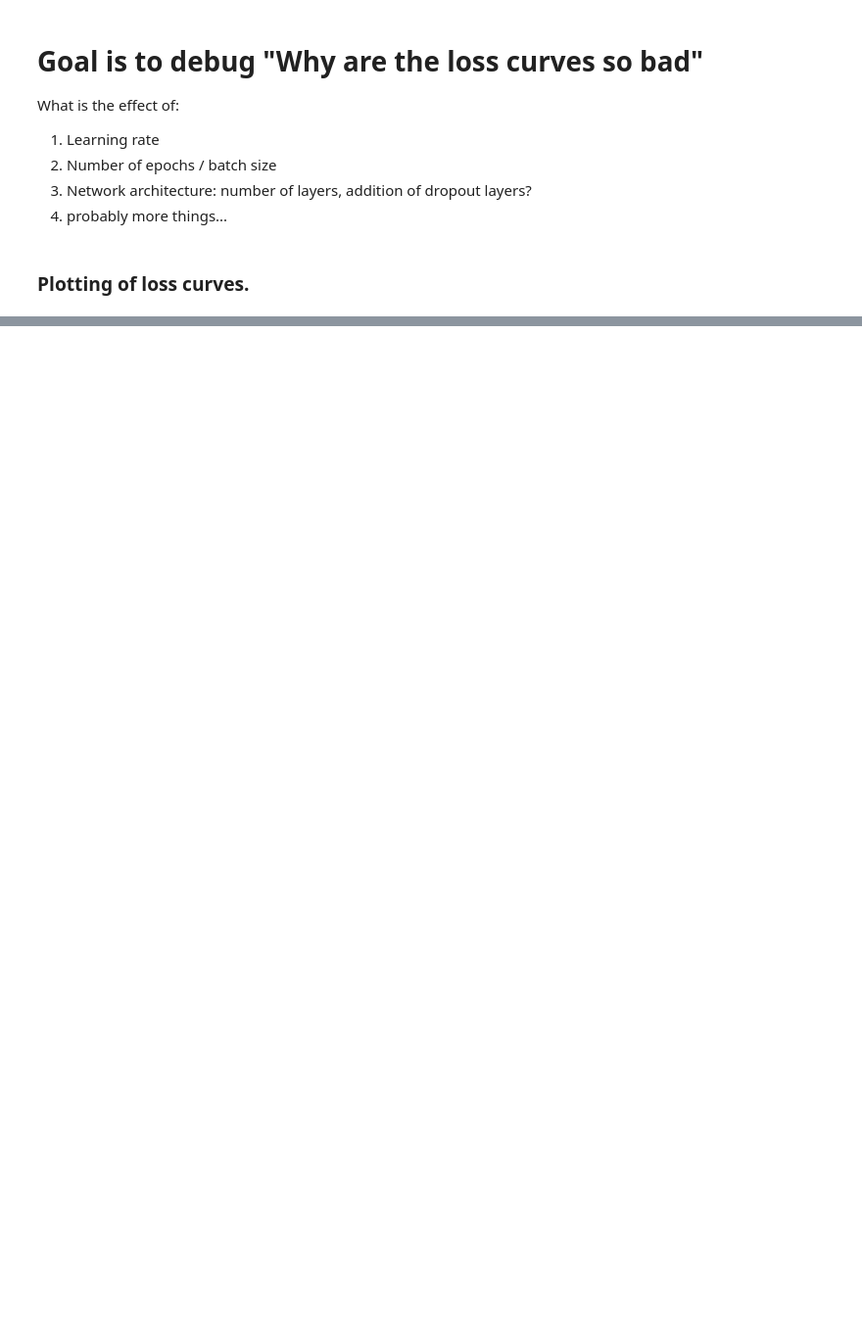
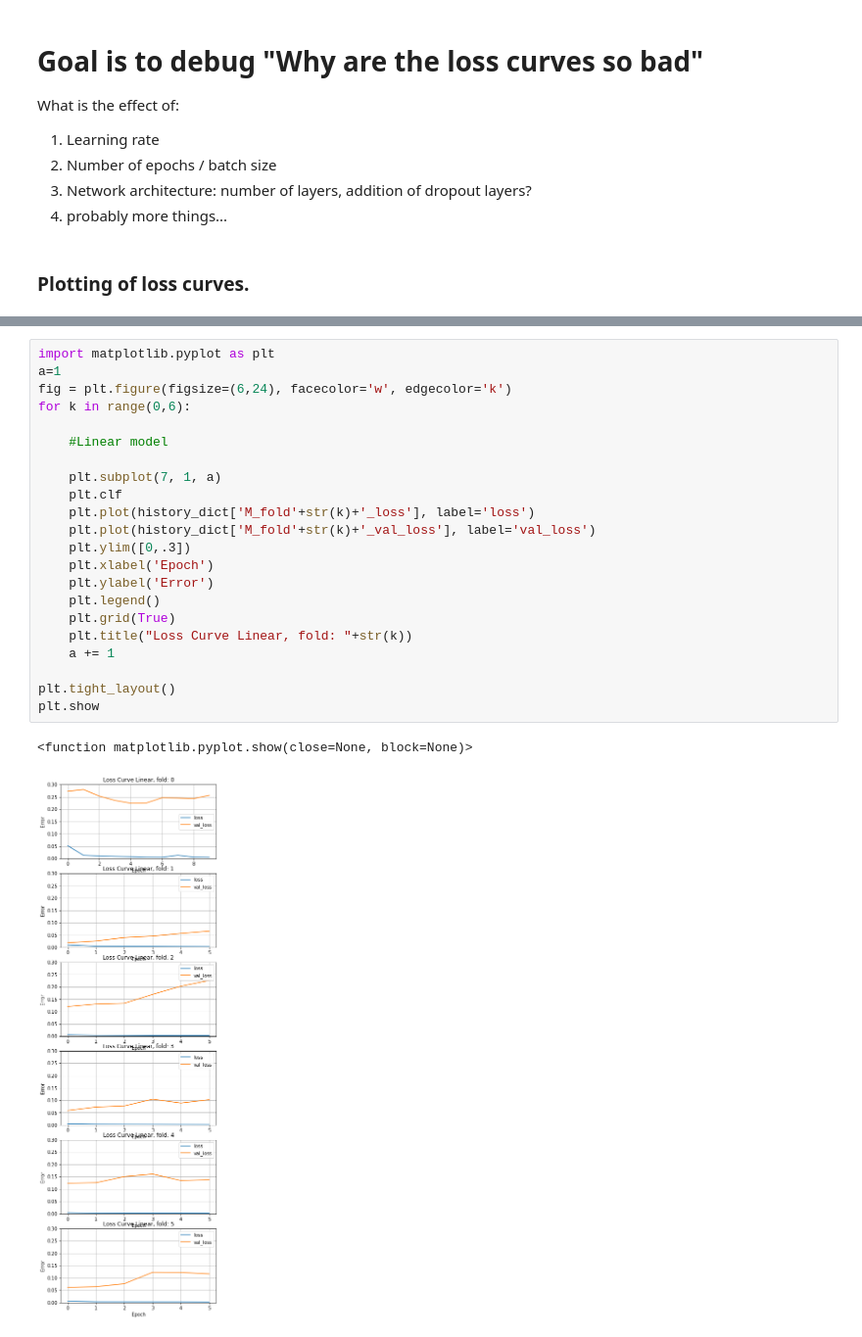
Before and after one commit to epic-research-group/das-to-discharge, a Jupyter notebook: debug-individual-loss-curves.ipynb, the cells around one changed output, grey strips where cells are left out. Shown: that part at 98% size. Cells and saved outputs as stored; diff of their text form; blank space fills up the shorter version.

```diff
--- a/debug-individual-loss-curves.ipynb
+++ b/debug-individual-loss-curves.ipynb
@@ -43,0 +74,25 @@ What is the effect of:
+# %%
+import matplotlib.pyplot as plt
+a=1
+fig = plt.figure(figsize=(6,24), facecolor='w', edgecolor='k')
+for k in range(0,6):
+
+    #Linear model
+
+    plt.subplot(7, 1, a)
+    plt.clf
+    plt.plot(history_dict['M_fold'+str(k)+'_loss'], label='loss')
+    plt.plot(history_dict['M_fold'+str(k)+'_val_loss'], label='val_loss')
+    plt.ylim([0,.3])
+    plt.xlabel('Epoch')
+    plt.ylabel('Error')
+    plt.legend()
+    plt.grid(True)
+    plt.title("Loss Curve Linear, fold: "+str(k))
+    a += 1
+
+plt.tight_layout()
+plt.show
+# %% [output]
+<function matplotlib.pyplot.show(close=None, block=None)>
+[figure, added]
```
Also changed, not shown: parts of 3 cells of this notebook, 3 other files.
